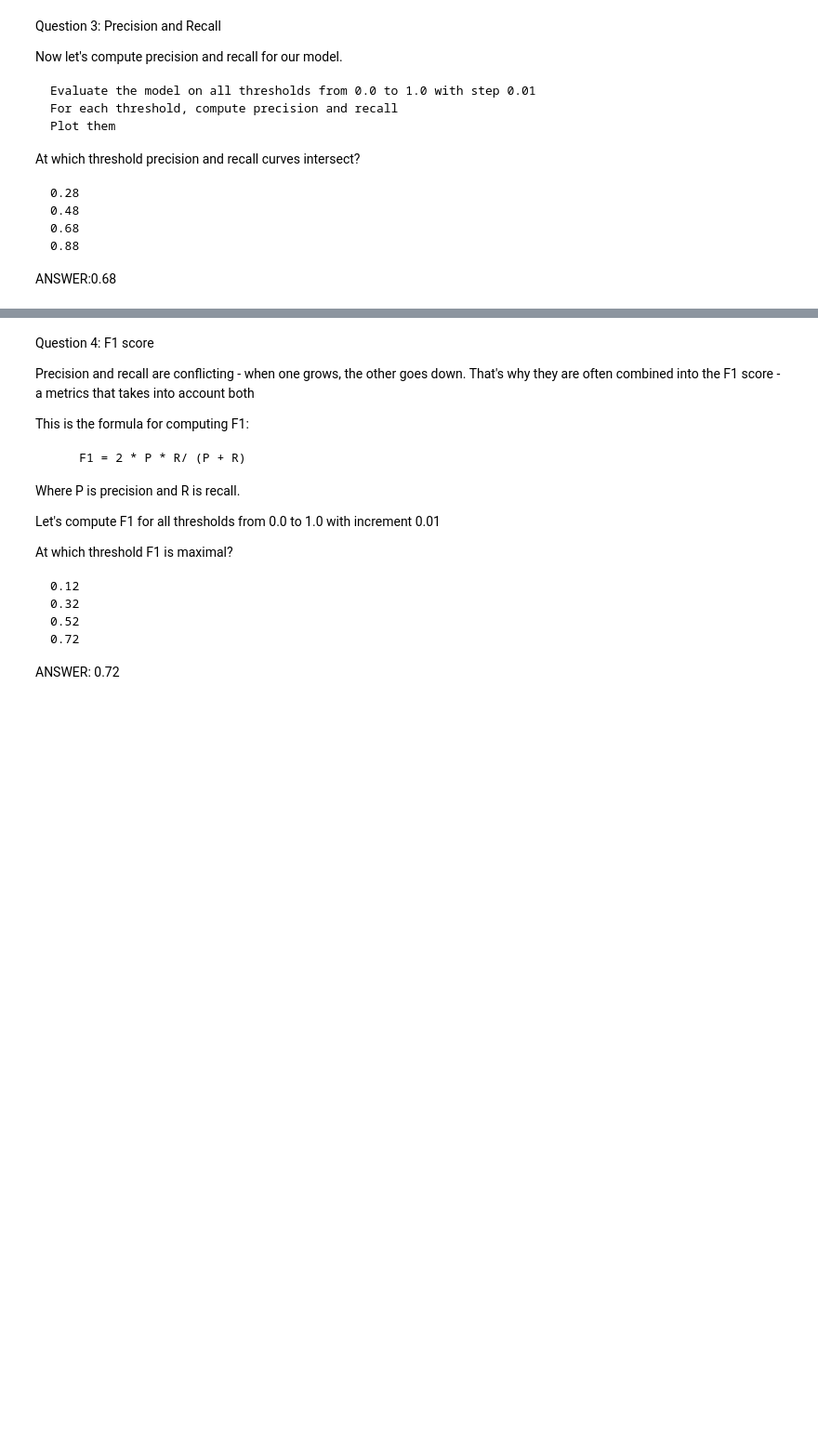
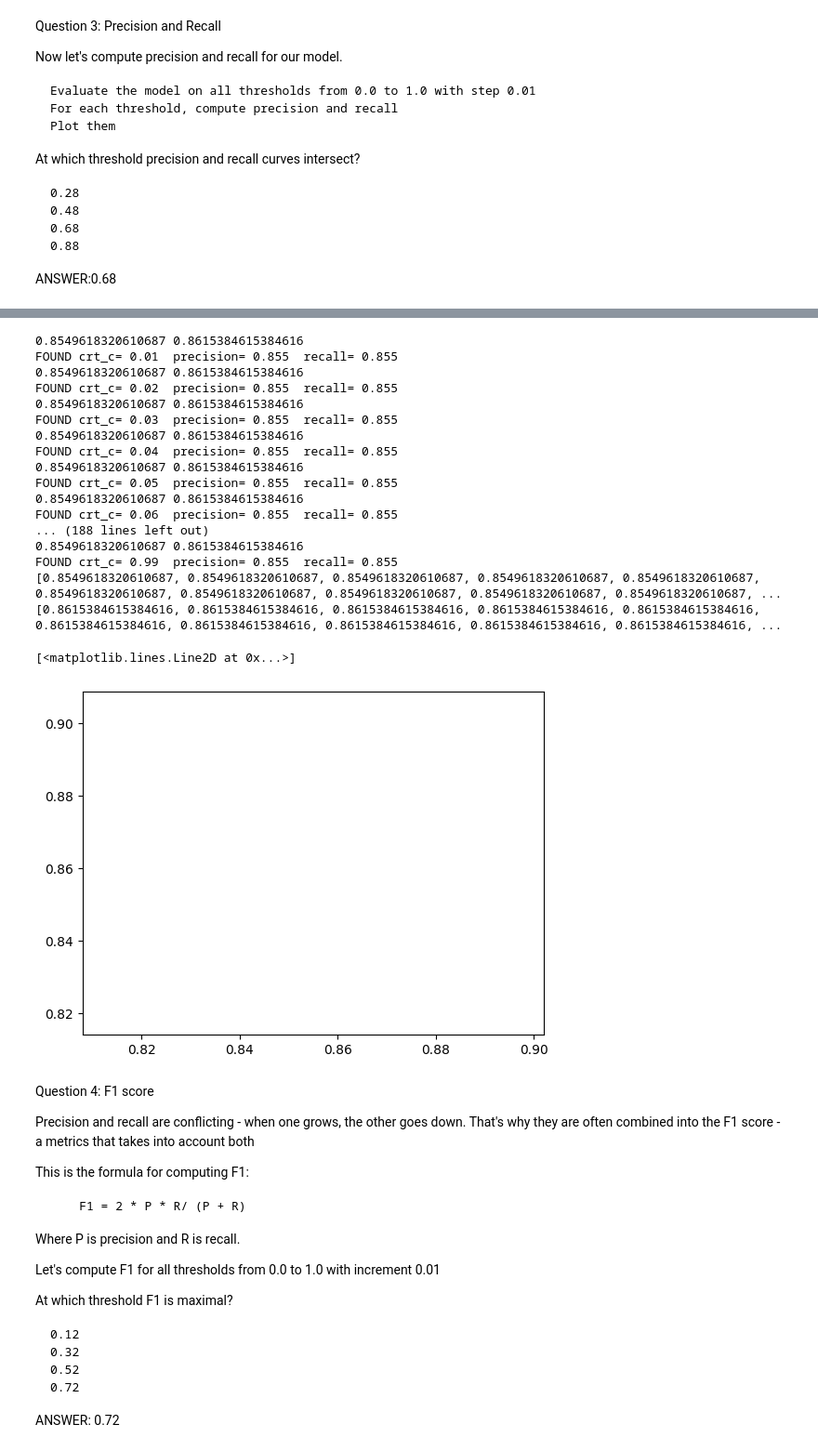
Before and after one commit to midnightmover-az/ml-zoomcamp, a Jupyter notebook: assignament-04-evaluation.ipynb, the cells around one changed output, grey strips where cells are left out. Shown at 93% size. Cells and saved outputs as stored; diff of their text form; code cells hidden in the pictures; blank space fills up the shorter version.

```diff
--- a/assignament-04-evaluation.ipynb
+++ b/assignament-04-evaluation.ipynb
@@ -254,33 +266,82 @@ FOUND crt_c= 0.99  precision= 0.938  recall= 0.938
 # %%
 # Variant using Alexey's functions
 
 possible_answers = [0.28, 0.48, 0.68, 0.88]
+
+precissionList = []
+recallList = []
+
+treshhold = 0.5
+
 for crt_c in np.arange(0.01,1.0,0.01):
     # avoid the rounding error
     crt_c = round(crt_c,2)
 
-    print(crt_c
+    #print(crt_c)
     dv, model = train(df_train, y_train, C=crt_c)
     y_val_pred = predict(df_val, dv, model)
 
     #print( y_val_pred)
     ###model = LogisticRegression(solver='liblinear', C=crt_c, max_iter=1000)
     ###model.fit(X_train, y_train)
     ###y_val_pred = model.predict(X_val)
     #fpr, tpr, thresholds = roc_curve(y_val, y_val_pred)
 
-    precision = precision_score(y_val, y_val_pred >= 0.5, average='weighted')
-    recall = recall_score(y_val, y_val_pred >= 0.5, average='weighted')
+    actual_positive = (y_val == 1)
+    actual_negative = (y_val == 0)
 
-    #round_val = 16
-    #precision = round( precision, round_val )
-    #recall = round( precision, round_val )
+    predict_positive = (y_pred >= treshhold)
+    predict_negative = (y_pred < treshhold)
+
+    tp = (predict_positive & actual_positive).sum()
+    tn = (predict_negative & actual_negative).sum()
+
+    fp = (predict_positive & actual_negative).sum()
+    fn = (predict_negative & actual_positive).sum()
+
+    precision = tp / (tp + fp)
+    recall =  tp / (tp + fn)
+
+    #precision = precision_score(y_val, y_val_pred >= 0.5, average='weighted')
+    #recall = recall_score(y_val, y_val_pred >= 0.5, average='weighted')
+
+    precissionList.append(precision)
+    recallList.append(recall)
+
+    print(precision, recall)
+    round_val = 3
+    precision = round( precision, round_val )
+    recall = round( precision, round_val )
     if precision == recall:
         print("FOUND crt_c=", crt_c ," precision=", precision, " recall=", recall )
         if crt_c in possible_answers:
             print("FOUND IN LIST ", crt_c)
     #print( accuracy_score(y_val, y_val_pred >= 0.5) )
+print(precissionList)
+print(recallList)
+
+plt.plot(precissionList, recallList)
 #print("Done this step")
+# %% [output]
+0.8549618320610687 0.8615384615384616
+FOUND crt_c= 0.01  precision= 0.855  recall= 0.855
+0.8549618320610687 0.8615384615384616
+FOUND crt_c= 0.02  precision= 0.855  recall= 0.855
+0.8549618320610687 0.8615384615384616
+FOUND crt_c= 0.03  precision= 0.855  recall= 0.855
+0.8549618320610687 0.8615384615384616
+FOUND crt_c= 0.04  precision= 0.855  recall= 0.855
+0.8549618320610687 0.8615384615384616
+FOUND crt_c= 0.05  precision= 0.855  recall= 0.855
+0.8549618320610687 0.8615384615384616
+FOUND crt_c= 0.06  precision= 0.855  recall= 0.855
+... (188 lines left out)
+0.8549618320610687 0.8615384615384616
+FOUND crt_c= 0.99  precision= 0.855  recall= 0.855
+[0.8549618320610687, 0.8549618320610687, 0.8549618320610687, 0.8549618320610687, 0.8549618320610687, 0.8549618320610687, 0.8549618320610687, 0.8549618320610687, 0.8549618320610687, 0.8549618320610687, ...
+[0.8615384615384616, 0.8615384615384616, 0.8615384615384616, 0.8615384615384616, 0.8615384615384616, 0.8615384615384616, 0.8615384615384616, 0.8615384615384616, 0.8615384615384616, 0.8615384615384616, ...
+[<matplotlib.lines.Line2D at 0x...>]
+[figure, added]
 # %% [markdown]
 Question 4: F1 score
 
```
Also changed, not shown: parts of 6 cells of this notebook.
